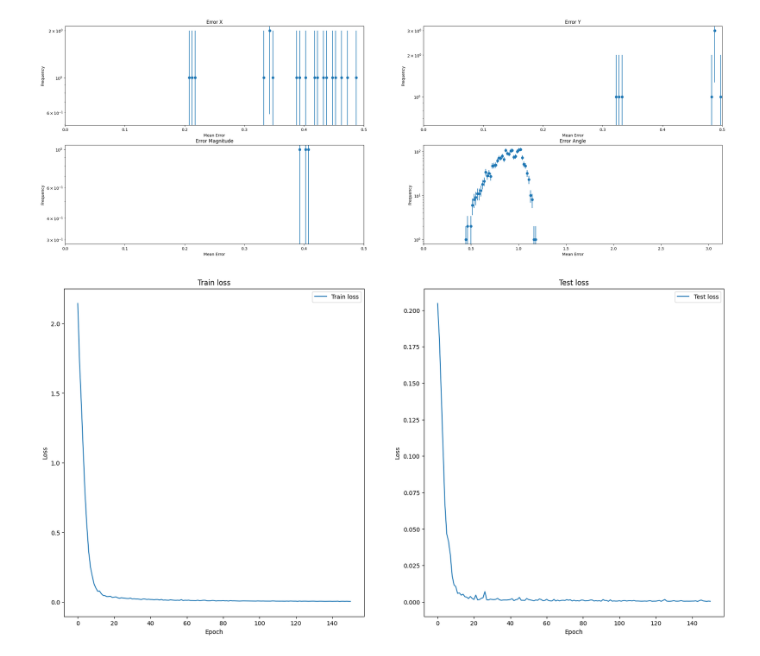
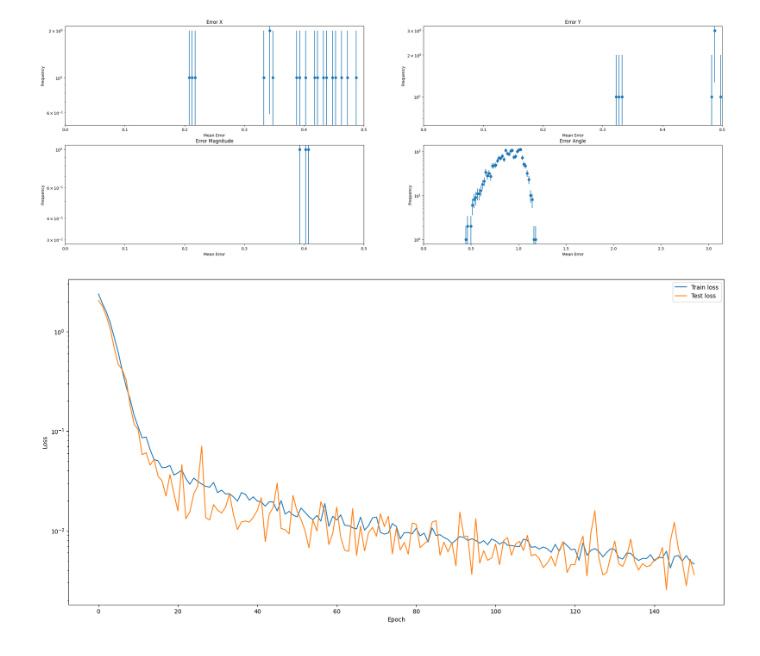
Before and after one commit to FlorianStummer/MaxAndFlorian, a Jupyter notebook: src/evaluation.ipynb, the cells around one changed output. Cells and saved outputs as stored; diff of their text form; code cells hidden in the pictures.

Commit message:
in evaluation.ipynb updated the loss plot. Train and test on top of each other weighted by the split and logscale

```diff
--- a/src/evaluation.ipynb
+++ b/src/evaluation.ipynb
@@ -362,21 +577,20 @@ Mean error angle std: 0.1330755260587568
 # %%
 # load train_hist.pkl and test_hist.pkl and plot the loss
 with open("../train_hist.pkl", "rb") as f:
     train_hist = pickle.load(f)
 with open("../test_hist.pkl", "rb") as f:
     test_hist = pickle.load(f)
 
-fig, ax = plt.subplots(1, 2, figsize=(20, 10))
-ax[0].plot(train_hist, label="Train loss")
-ax[0].set_title("Train loss")
-ax[0].set_xlabel("Epoch")
-ax[0].set_ylabel("Loss")
-ax[0].legend()
-ax[1].plot(test_hist, label="Test loss")
-ax[1].set_title("Test loss")
-ax[1].set_xlabel("Epoch")
-ax[1].set_ylabel("Loss")
-ax[1].legend()
+# train test split
+split = (0.9, 0.1)
+
+fig, ax = plt.subplots(1, 1, figsize=(20, 10))
+ax.plot(np.array(train_hist)/split[0], label="Train loss")
+ax.plot(np.array(test_hist)/split[1], label="Test loss")
+ax.set_xlabel("Epoch")
+ax.set_ylabel("Loss")
+ax.set_yscale("log")
+ax.legend()
 plt.show()
 # %% [output]
-[figure, old version]
+[figure, new version]
```
Also changed, not shown: parts of 5 cells of this notebook.
